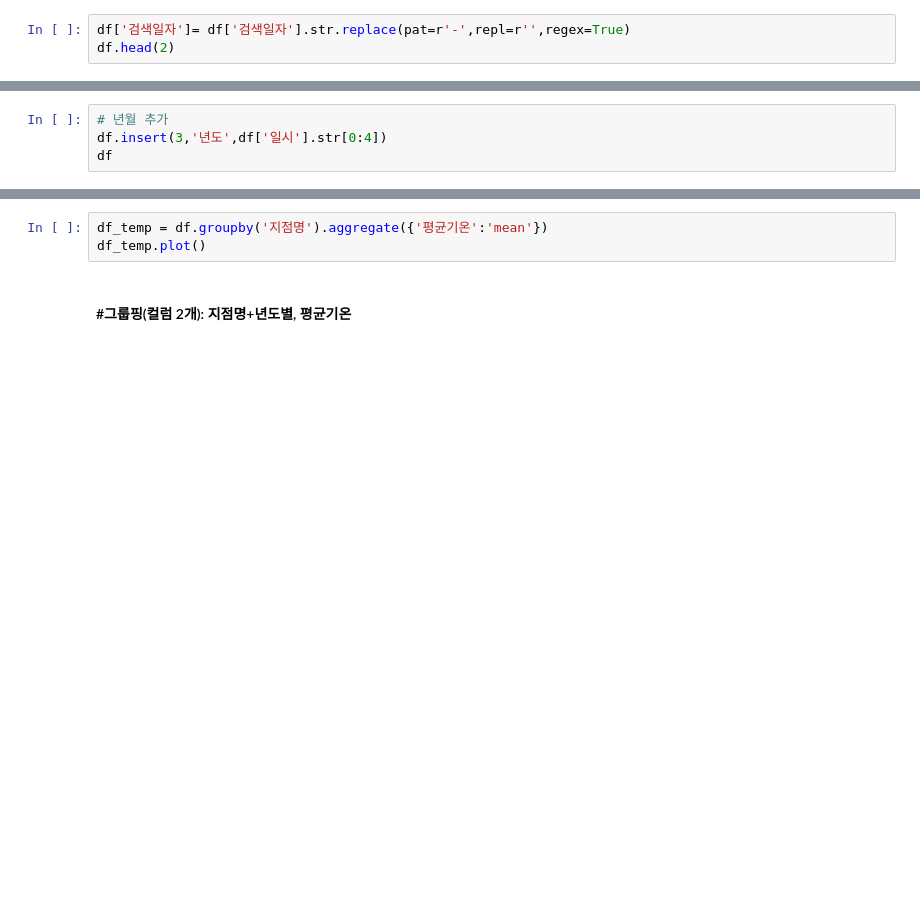
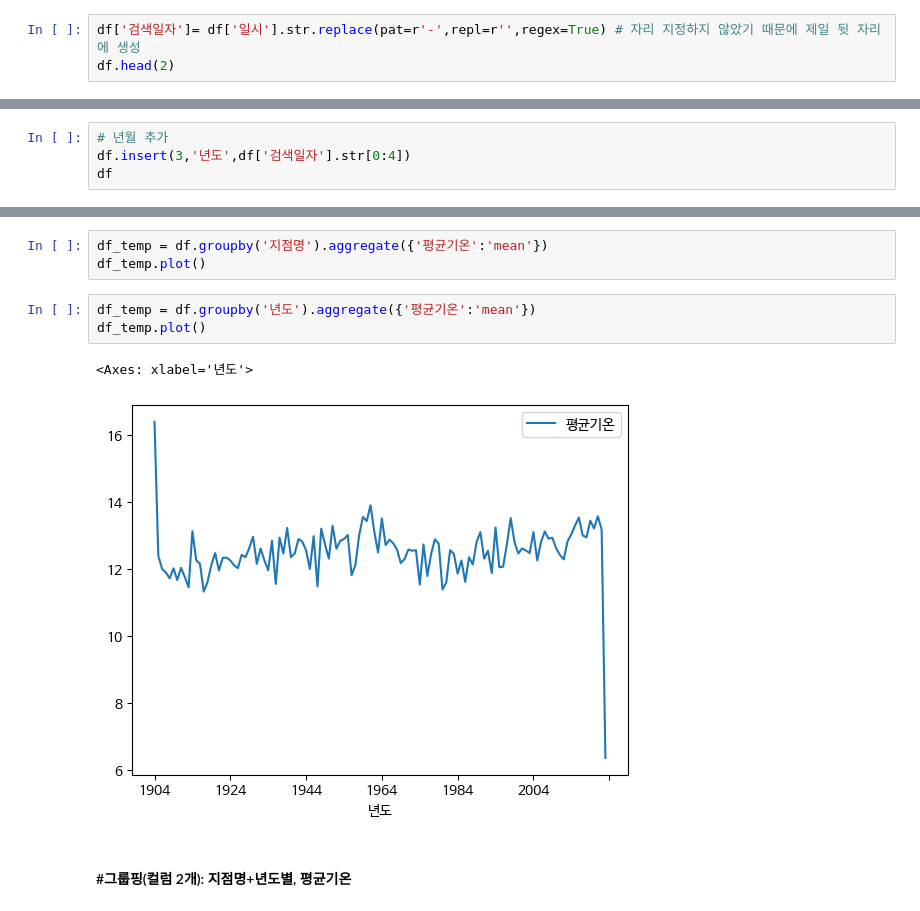
Before and after one commit to HYLee810/projectmanager, a Jupyter notebook: 2_데이터분석_03_공공데이터_기상청날씨_실습.ipynb, the cells around one changed output, grey strips where cells are left out. Cells and saved outputs as stored; diff of their text form; blank space fills up the shorter version.

```diff
--- a/2_데이터분석_03_공공데이터_기상청날씨_실습.ipynb
+++ b/2_데이터분석_03_공공데이터_기상청날씨_실습.ipynb
@@ -185,5 +268,5 @@ df.head(3)
 # %% [markdown]
 - **문자열에서 특정 문자 제거**: '검색일자' 값중에 '년도-월-일' 형태로 되어 있는 구조에서  '-'기호를 제거
 # %%
-df['검색일자']= df['검색일자'].str.replace(pat=r'-',repl=r'',regex=True)
+df['검색일자']= df['일시'].str.replace(pat=r'-',repl=r'',regex=True) # 자리 지정하지 않았기 때문에 제일 뒷 자리에 생성
 df.head(2)
@@ -202,4 +339,4 @@ df.dtypes
 # %%
 # 년월 추가
-df.insert(3,'년도',df['일시'].str[0:4])
+df.insert(3,'년도',df['검색일자'].str[0:4])
 df
@@ -375,6 +649,12 @@ df.groupby('지점명').aggregate({'평균기온':'mean'})
 # %%
 df_temp = df.groupby('지점명').aggregate({'평균기온':'mean'})
 df_temp.plot()
+# %%
+df_temp = df.groupby('년도').aggregate({'평균기온':'mean'})
+df_temp.plot()
+# %% [output]
+<Axes: xlabel='년도'>
+[figure, added]
 # %% [markdown]
 #### #그룹핑(컬럼 2개): 지점명+년도별,  평균기온
 # %%
```
Also changed, not shown: parts of 46 cells of this notebook.
